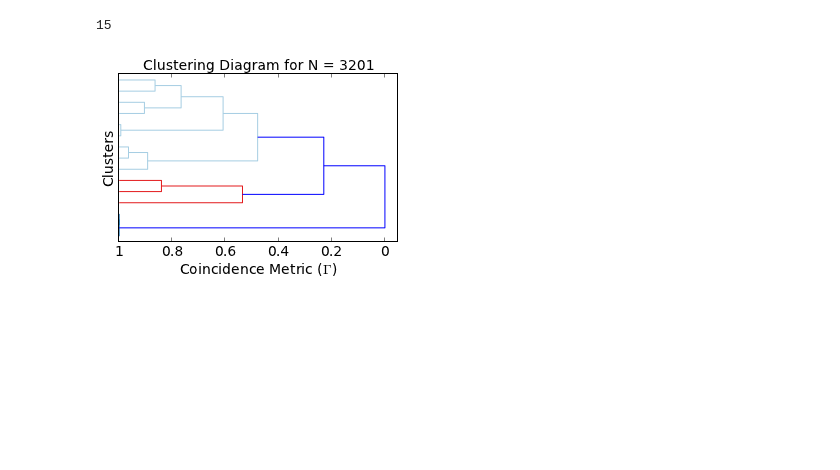
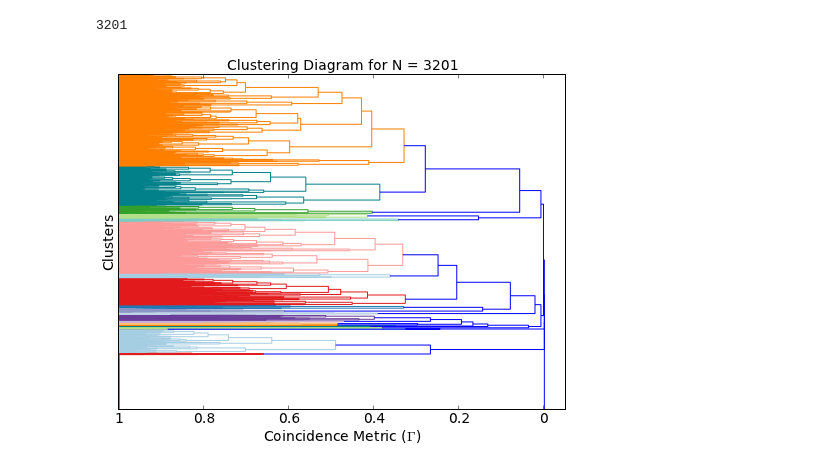
Before and after one commit to hilaryjoyce/smfs-data-analysis, a Jupyter notebook: cluster testing.ipynb, the cells around one changed output. Drawn from its saved outputs; the diff is of its cells as text; code cells hidden in the pictures; blank space fills up the shorter version.

```diff
--- a/cluster testing.ipynb
+++ b/cluster testing.ipynb
@@ -5,21 +5,21 @@
 import Cluster.clustering as c
 import scipy.cluster.hierarchy as hier
 # %%
-parameter_folder = "../Data/aLa_flat_medium//Transform_analysis/Parameters_p0.4_minTss5_minForce45/"
-shift = 'No'
-coincidence_folder = parameter_folder+"ShiftNo/"
+parameter_folder = "../Data/aLa_flat_all/Transform_analysis/Parameters_p0.4_minTss5_minForce45/"
+shift = 30
+coincidence_folder = parameter_folder+"Shift_30/"
 # %%
 coa = c.CoAnalysis(parameter_folder, shift)
 # %%
 print len(coa.tss_force_files)
 # %% [output]
-15
+3201
 # %%
-figsize(5,3)
+figsize(8,6)
 coa.plot_dendrogram();
 savefig("../Figures_May/ala_flat_all_dendro.pdf", bbox_inches='tight')
 # %% [output]
-[figure, old version]
+[figure, new version]
 # %%
 F = c.FlatClusters(coa, co_cut=0.4)
 # %%
```
Also changed, not shown: parts of 21 cells of this notebook, 1 other file.
